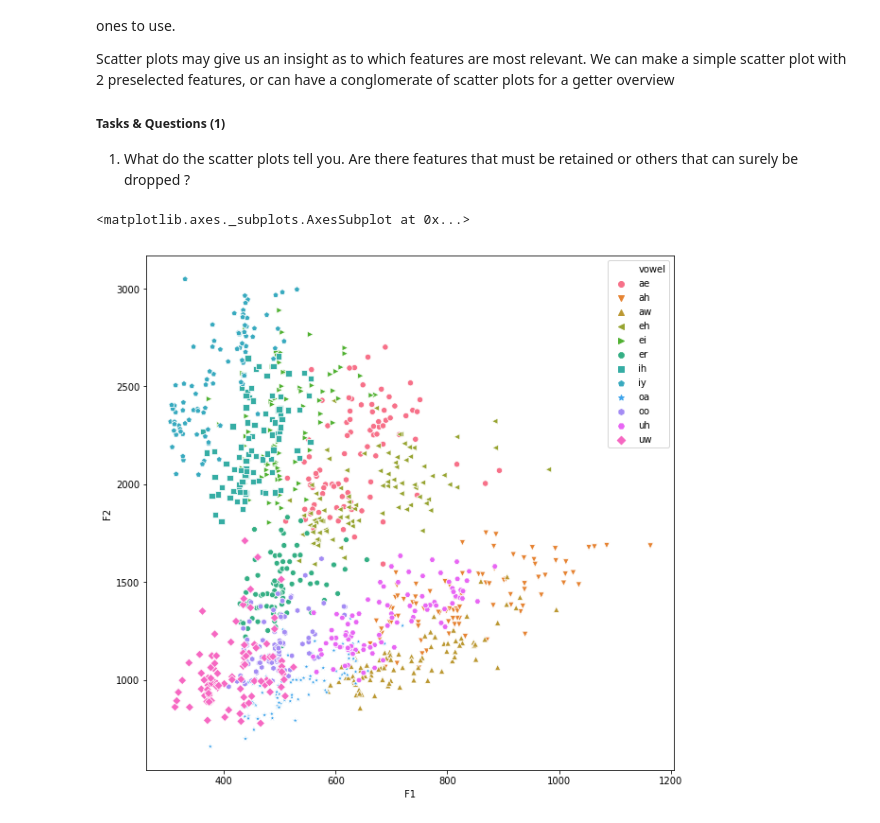
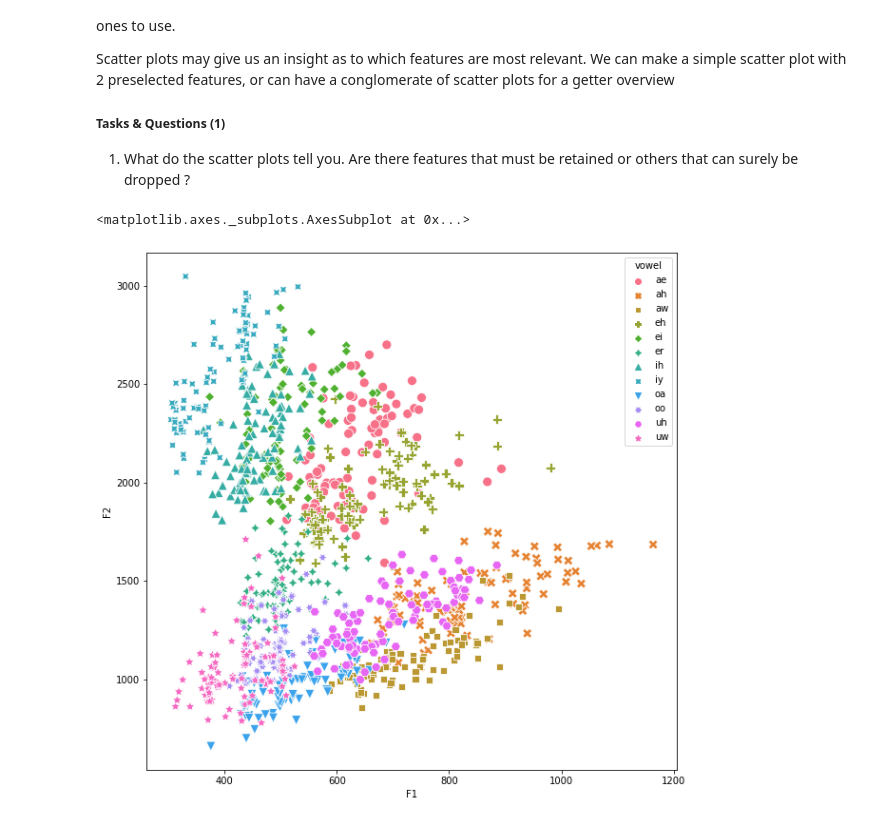
Before and after one commit to compi1234/spchlab, a Jupyter notebook: session3/hillenbrand-2.ipynb, the cells around one changed output. Drawn from its saved outputs; the diff is of its cells as text; code cells hidden in the pictures.

```diff
--- a/session3/hillenbrand-2.ipynb
+++ b/session3/hillenbrand-2.ipynb
@@ -43,7 +63,7 @@ All experiments in this notebook are using (parts of) the Hillenbrand '95 databa
 # you can grap a  subset of 6 or 3 vowels by specifying 'vowels6' or 'vowels3', default is 'all'
 # Hillenbrand dataset contains records with missing data
 # we drop all records with missing (NA) variables with .dropna()
-hildata = fetch_hillenbrand(genders='adults',vowels='all',columns=["vid","f0","F1","F2","F3"]).dropna()
+hildata = fetch_hillenbrand(genders='adults',vowels='all',columns=["vid","dur","f0","F1","F2","F3"]).dropna()
 hildata.rename(columns={'vid':'vowel'},inplace=True)
 
 print(hildata.head())
@@ -69,13 +89,11 @@ We can make a simple scatter plot with 2 preselected features, or can have a con
 # %%
 # a simple scatter plot with 2 selected features
 # the categgories can be shown as hue(color) or style(marker)
 f=plt.figure(figsize=(10,10))
-# seaborn has only 6 markers defined, so we need to add more
-my_markers = ('o', 'v', '^', '<', '>', '8', 's', 'p', '*', 'h', 'H', 'D', 'd', 'P', 'X')
-sns.scatterplot(x='F1',y='F2',data=hildata,hue="vowel",style="vowel",markers=my_markers,s=40)
+sns.scatterplot(x='F1',y='F2',data=hildata,hue="vowel",style="vowel",s=100)
 # %% [output]
 <matplotlib.axes._subplots.AxesSubplot at 0x...>
-[figure, old version]
+[figure, new version]
 # %%
 # if we want to see multiple scatter plots for the same data, we can first construct a grid over
 # which we will make the plots
```
Also changed, not shown: parts of 10 cells of this notebook.
